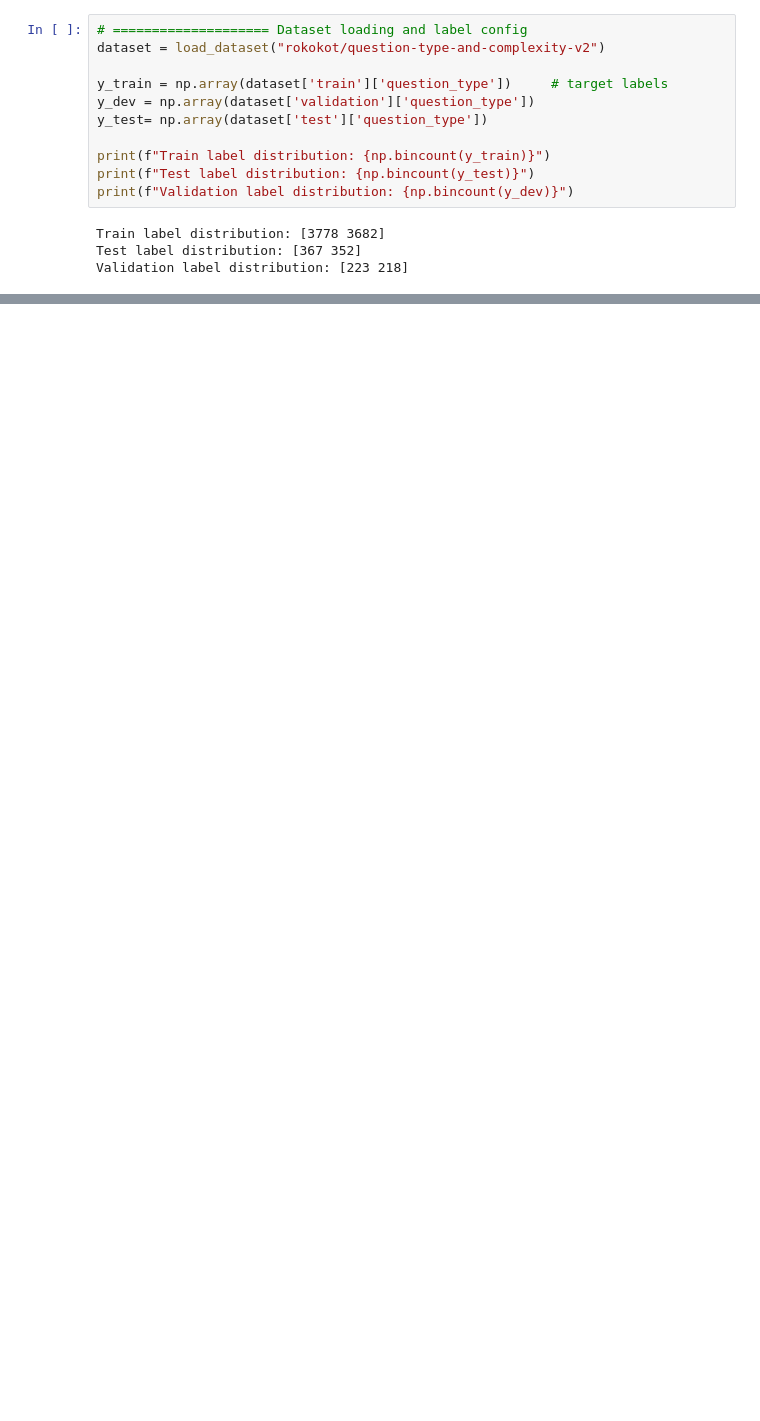
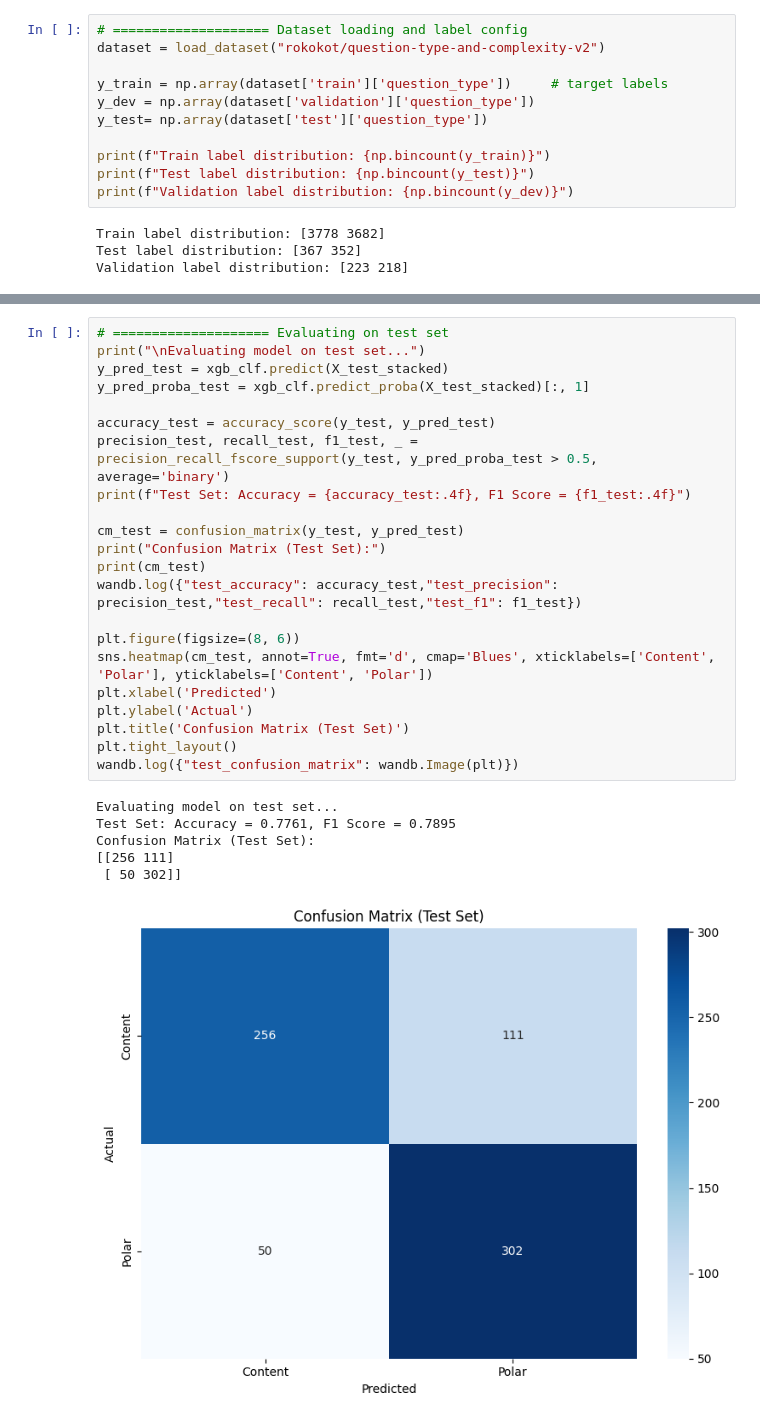
Before and after one commit to rokokot/qtype-eval, a Jupyter notebook: scripts/baselines/baseline_clf.ipynb, the cells around one changed output, grey strips where cells are left out. Saved outputs shown, nothing was run; the diff lists cells and outputs as text; blank space fills up the shorter version.

```diff
--- a/scripts/baselines/baseline_clf.ipynb
+++ b/scripts/baselines/baseline_clf.ipynb
@@ -120,0 +182,29 @@ Confusion Matrix (TF-IDF Only):
+# %%
+# ==================== Evaluating on test set
+print("\nEvaluating model on test set...")
+y_pred_test = xgb_clf.predict(X_test_stacked)
+y_pred_proba_test = xgb_clf.predict_proba(X_test_stacked)[:, 1]
+
+accuracy_test = accuracy_score(y_test, y_pred_test)
+precision_test, recall_test, f1_test, _ = precision_recall_fscore_support(y_test, y_pred_proba_test > 0.5, average='binary')
+print(f"Test Set: Accuracy = {accuracy_test:.4f}, F1 Score = {f1_test:.4f}")
+
+cm_test = confusion_matrix(y_test, y_pred_test)
+print("Confusion Matrix (Test Set):")
+print(cm_test)
+wandb.log({"test_accuracy": accuracy_test,"test_precision": precision_test,"test_recall": recall_test,"test_f1": f1_test})
+
+plt.figure(figsize=(8, 6))
+sns.heatmap(cm_test, annot=True, fmt='d', cmap='Blues', xticklabels=['Content', 'Polar'], yticklabels=['Content', 'Polar'])
+plt.xlabel('Predicted')
+plt.ylabel('Actual')
+plt.title('Confusion Matrix (Test Set)')
+plt.tight_layout()
+wandb.log({"test_confusion_matrix": wandb.Image(plt)})
+# %% [output]
+Evaluating model on test set...
+Test Set: Accuracy = 0.7761, F1 Score = 0.7895
+Confusion Matrix (Test Set):
+[[256 111]
+ [ 50 302]]
+[figure, added]
```
Also changed, not shown: parts of 15 cells of this notebook, 49 other files.
